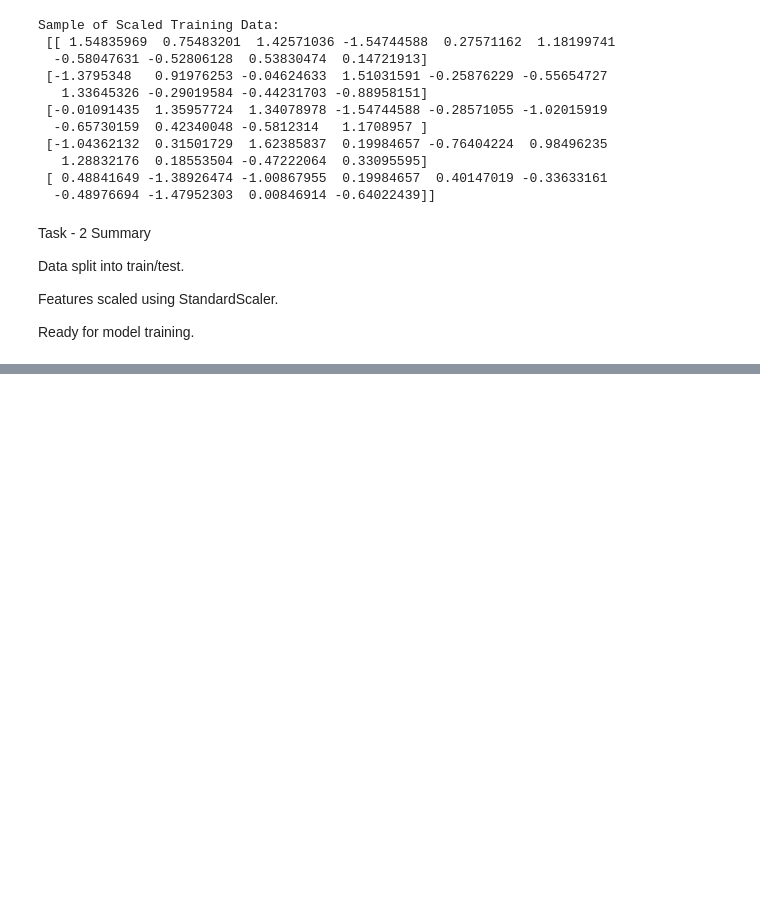
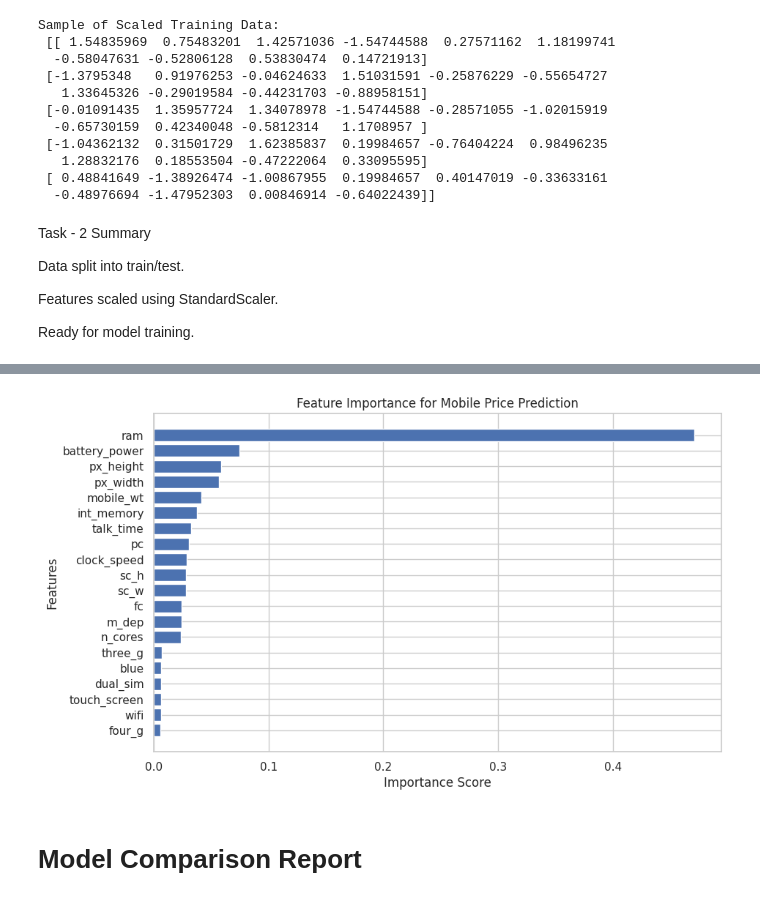
Before and after one commit to Chiyam-Chandar/CELLPHONE-PRICE-PREDICTION, a Jupyter notebook: CELLPHONE_PRICE_PREDICTION (1).ipynb, the cells around one changed output, grey strips where cells are left out. Cells and saved outputs as stored; diff of their text form; code cells hidden in the pictures; blank space fills up the shorter version.

```diff
--- a/CELLPHONE_PRICE_PREDICTION (1).ipynb
+++ b/CELLPHONE_PRICE_PREDICTION (1).ipynb
@@ -321,0 +332,7 @@ from sklearn.metrics import accuracy_score, classification_report, confusion_mat
+# %%
+from sklearn.linear_model import LogisticRegression
+
+lr = LogisticRegression(max_iter=1000)
+lr.fit(X_train, y_train)
+
+y_pred_lr = lr.predict(X_test)
@@ -321,0 +347,14 @@ from sklearn.metrics import accuracy_score, classification_report, confusion_mat
+# %%
+from sklearn.tree import DecisionTreeClassifier
+
+dt = DecisionTreeClassifier(random_state=42)
+dt.fit(X_train, y_train)
+
+y_pred_dt = dt.predict(X_test)
+# %%
+from sklearn.ensemble import RandomForestClassifier
+
+rf = RandomForestClassifier(random_state=42)
+rf.fit(X_train, y_train)
+
+y_pred_rf = rf.predict(X_test)
@@ -327,0 +438,10 @@ NameError: name 'y_pred_lr' is not defined
+# %%
+import pandas as pd
+import matplotlib.pyplot as plt
+
+feature_importance = pd.DataFrame({
+    "Feature": X.columns,
+    "Importance": rf.feature_importances_
+}).sort_values(by="Importance", ascending=False)
+
+feature_importance
@@ -327,0 +466,12 @@ NameError: name 'y_pred_lr' is not defined
+# %%
+plt.figure(figsize=(10,6))
+plt.barh(feature_importance["Feature"], feature_importance["Importance"])
+plt.xlabel("Importance Score")
+plt.ylabel("Features")
+plt.title("Feature Importance for Mobile Price Prediction")
+plt.gca().invert_yaxis()
+plt.show()
+# %% [output]
+[figure, added]
+# %% [markdown]
+# Model Comparison Report
```
Also changed, not shown: parts of 47 cells of this notebook.
